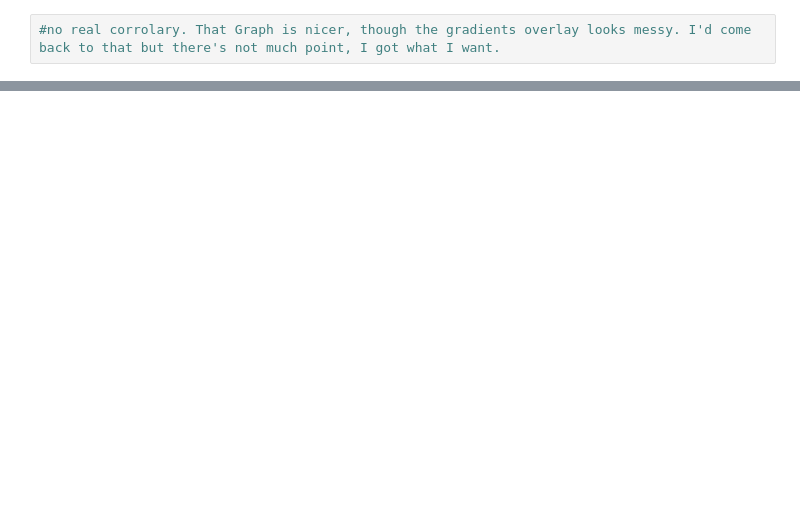
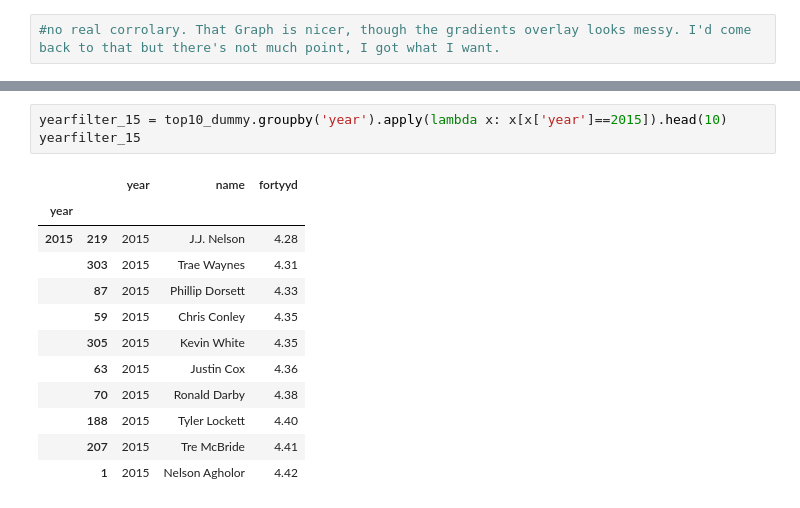
Before and after one commit to seanlugosi/NFL-Stats, a Jupyter notebook: NFLCombine9915.ipynb, the cells around one changed output, grey strips where cells are left out. Saved outputs shown, nothing was run; the diff lists cells and outputs as text; blank space fills up the shorter version.

```diff
--- a/NFLCombine9915.ipynb
+++ b/NFLCombine9915.ipynb
@@ -283,0 +330,16 @@ p.style.use('fivethirtyeight') #changed the style just because...
+# %%
+yearfilter_15 = top10_dummy.groupby('year').apply(lambda x: x[x['year']==2015]).head(10)
+yearfilter_15
+# %% [output]
+|  |  | year | name | fortyyd |
+| year |  |  |  |  |
+| 2015 | 219 | 2015 | J.J. Nelson | 4.28 |
+|  | 303 | 2015 | Trae Waynes | 4.31 |
+|  | 87 | 2015 | Phillip Dorsett | 4.33 |
+|  | 59 | 2015 | Chris Conley | 4.35 |
+|  | 305 | 2015 | Kevin White | 4.35 |
+|  | 63 | 2015 | Justin Cox | 4.36 |
+|  | 70 | 2015 | Ronald Darby | 4.38 |
+|  | 188 | 2015 | Tyler Lockett | 4.40 |
+|  | 207 | 2015 | Tre McBride | 4.41 |
+|  | 1 | 2015 | Nelson Agholor | 4.42 |
```
Also changed, not shown: parts of 9 cells of this notebook.
